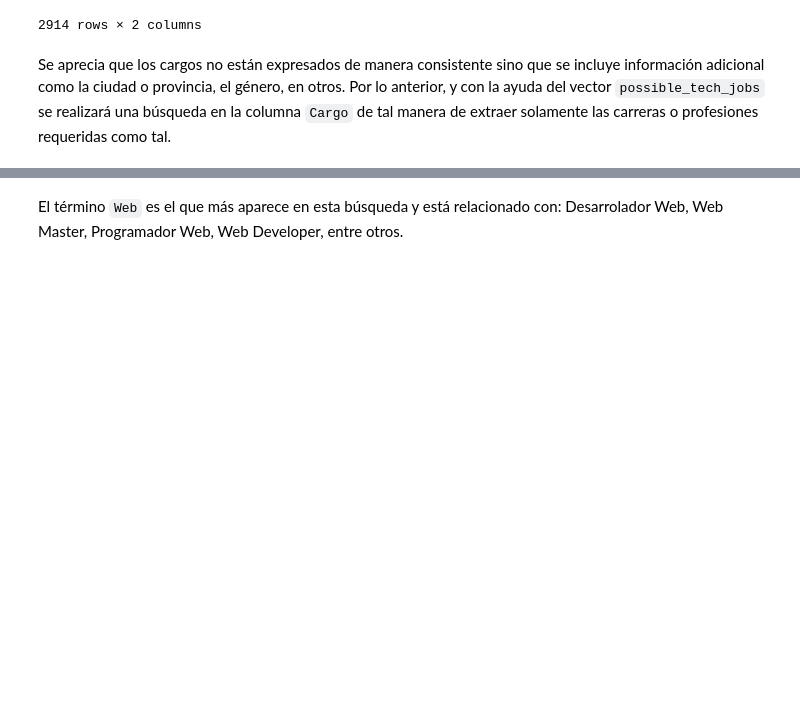
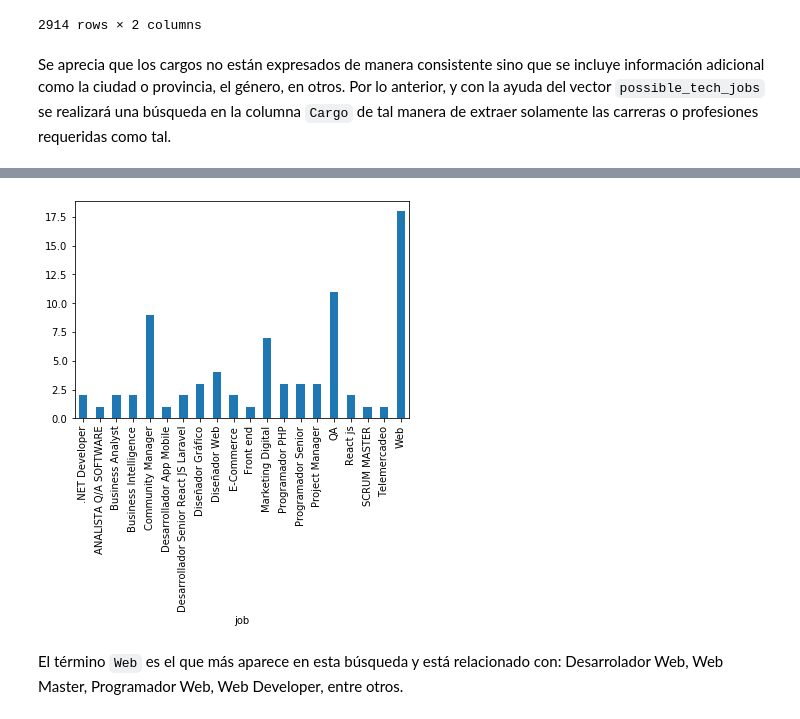
Before and after one commit to kmera/employability, a Jupyter notebook: employability.ipynb, the cells around one changed output, grey strips where cells are left out. Drawn from its saved outputs; the diff is of its cells as text; code cells hidden in the pictures; blank space fills up the shorter version.

```diff
--- a/employability.ipynb
+++ b/employability.ipynb
@@ -206,3 +208,8 @@ job_group_tech
+# %%
+# tech jobs plot
+job_group_tech.head(20).groupby('job')['count'].mean().plot(kind='bar');
+# %% [output]
+[figure, added]
 # %% [markdown]
 El término `Web` es el que más aparece en esta búsqueda y está relacionado con: Desarrolador Web, Web Master, Programador Web, Web Developer, entre otros.
 # %% [markdown]
```
Also changed, not shown: parts of 14 cells of this notebook, 1 other file.
